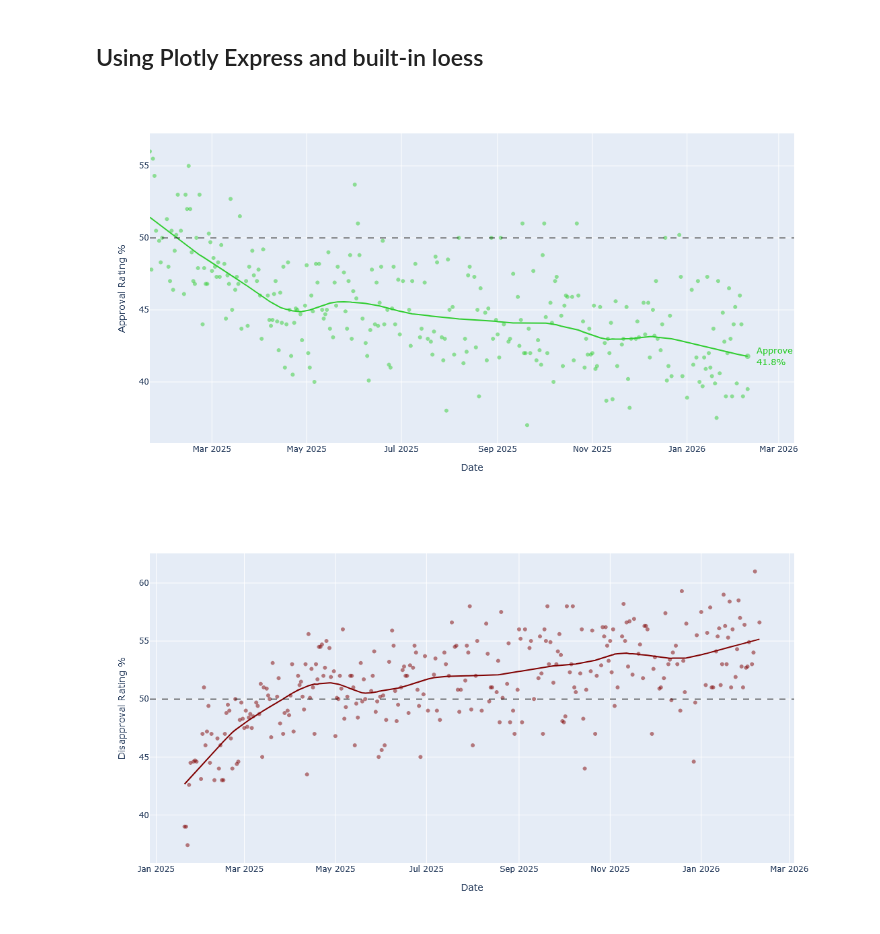
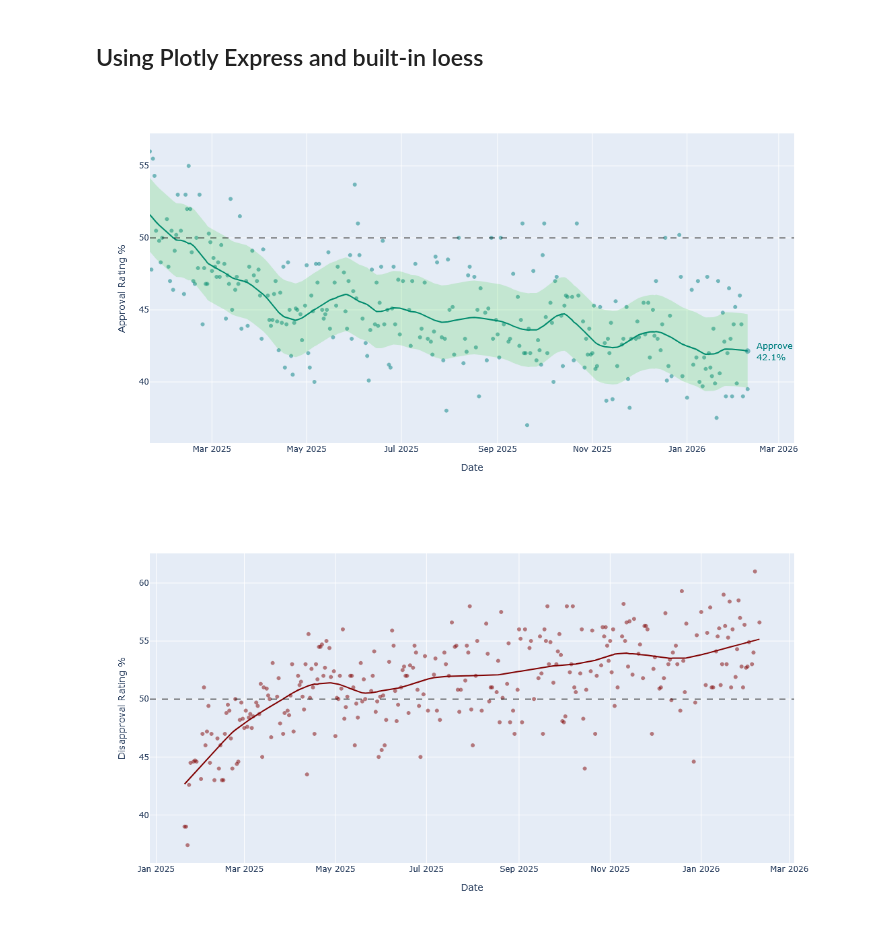
Before and after one commit to AriqRashid/election-signals, a Jupyter notebook: approval_dev.ipynb, the cells around one changed output. Drawn from its saved outputs; the diff is of its cells as text; code cells hidden in the pictures.

```diff
--- a/approval_dev.ipynb
+++ b/approval_dev.ipynb
@@ -9,7 +9,7 @@ from scipy.signal import savgol_filter
 # %% [markdown]
 # Importing and Cleaning the Data
 # %%
-df = pd.read_csv('website/Data/nyt_president.csv')
+df = pd.read_csv('Data/nyt_president.csv')
 # %%
 df.head()
 # %% [output]
@@ -147,17 +147,3 @@ ax.legend(markerscale= 0.5)
 [figure]
 # %% [markdown]
 # Trying new lines and graphs
-# %%
-df_two['end_date'] = pd.to_datetime(df_two['end_date'])
-df_two = df_two.sort_values('end_date').reset_index(drop=True)
-df_two = df_two.dropna(subset=['sample_size'])
-df_two['p_yes'] = df_two['yes'] / 100
-df_two['p_no'] = df_two['no'] / 100
-
-df_two['yes_upper'] = (df_two['p_yes'] + 1.96 * np.sqrt(df_two['p_yes'] * (1 - df_two['p_yes']) / df_two['sample_size'])) * 100
-df_two['yes_lower'] = (df_two['p_yes'] - 1.96 * np.sqrt(df_two['p_yes'] * (1 - df_two['p_yes']) / df_two['sample_size'])) * 100
-
-df_two['no_upper'] = (df_two['p_no'] + 1.96 * np.sqrt(df_two['p_no'] * (1 - df_two['p_no']) / df_two['sample_size'])) * 100
-df_two['no_lower'] = (df_two['p_no'] - 1.96 * np.sqrt(df_two['p_no'] * (1 - df_two['p_no']) / df_two['sample_size'])) * 100
-df_two.columns
-df_two
@@ -324,43 +243,65 @@ fig.update_traces(marker=dict(opacity=0.5))
 fig = px.scatter(
     result, x="end_date", y="yes",
     labels={"end_date" : "Date", "yes" : "Approval Rating %"},
-    color_discrete_sequence=['limegreen'],
+    color_discrete_sequence=['teal'],
     trendline="lowess",
-    trendline_options=dict(frac=0.2)
+    trendline_options=dict(frac=0.1)
 )
 
 trendline_trace = fig.data[1]
 
+smoothed_y = trendline_trace.y
+raw_y = result['yes'].values
+
+residuals = raw_y - smoothed_y
+std = residuals.std()
+
+upper = smoothed_y + 0.96 * std
+lower = smoothed_y - 0.96 * std
+
 last_date = trendline_trace.x[-1]
 last_val = trendline_trace.y[-1]
+
+fig.add_trace(go.Scatter(
+    x=trendline_trace.x, y=lower,
+    mode='lines', line=dict(width=0),
+    showlegend=False
+), row=None)
+
+fig.add_trace(go.Scatter(
+    x=trendline_trace.x, y=upper,
+    mode='lines', line=dict(width=0),
+    fill='tonexty', fillcolor='rgba(0,200,0,0.15)',
+    showlegend=False
+))
 
 fig.add_annotation(
     x=last_date,
     y=last_val,
     text=f"Approve<br>{last_val:.1f}%",
     showarrow=False,
     xanchor="left",
     xshift=10,
-    font=dict(size=13, color="limegreen"),
+    font=dict(size=13, color="teal"),
     align="left"
 )
 
 fig.add_trace(go.Scatter(
     x=[last_date],
     y=[last_val],
     mode="markers",
-    marker=dict(size=8, color="limegreen"),
+    marker=dict(size=8, color="teal"),
     showlegend=False
 ))
 
 fig.update_xaxes(range=[result['end_date'].min(), last_date + pd.Timedelta(days=30)])
 
 
 fig.update_layout(width=1000, height=600)
 fig.update_traces(marker=dict(opacity=0.5))
 fig.add_hline(y=50, line=dict(color="black", dash="dash", width=1))
 # %% [output]
-[figure, old version]
+[figure, new version]
 # %%
 fig = px.scatter(
     result, x="end_date", y="no",
```
Also changed, not shown: parts of 5 cells of this notebook, 3 other files.
